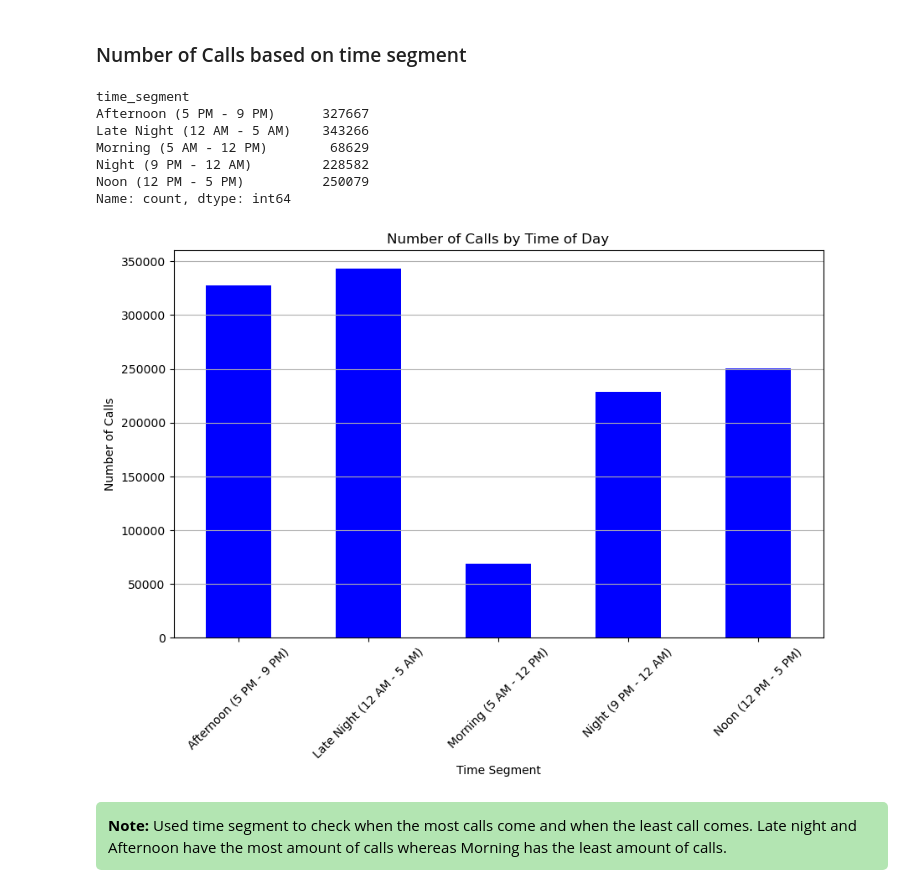
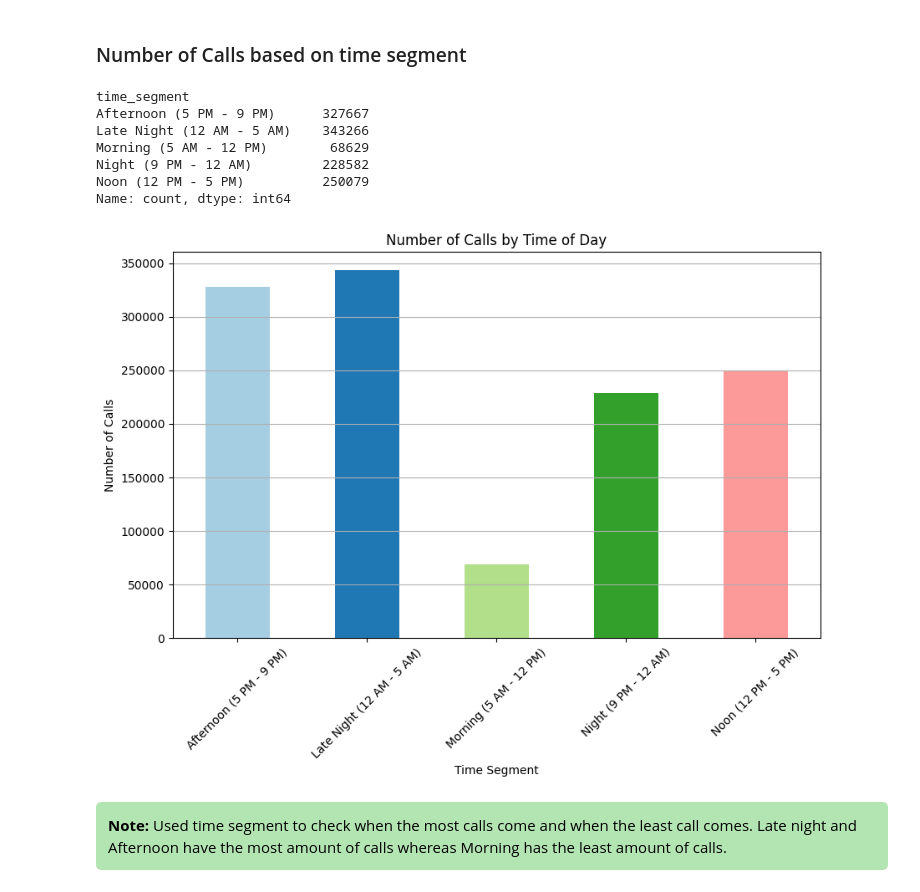
Before and after one commit to iamaber/333-data-analysis, a Jupyter notebook: main.ipynb, the cells around one changed output. Drawn from its saved outputs; the diff is of its cells as text; code cells hidden in the pictures.

```diff
--- a/main.ipynb
+++ b/main.ipynb
@@ -4,7 +4,7 @@ import numpy as np
 import matplotlib.pyplot as plt
 import seaborn as sns
 
-data = pd.read_csv('Data/all_call_stages.csv')
+data = pd.read_csv('/kaggle/input/333-dataset/all_call_stages.csv')
 print(data.head())
 # %% [output]
    id  gender physically_challenged    division  district city  \
@@ -399,35 +399,35 @@ def categorize_time(hour):
         return 'Noon (12 PM - 5 PM)'
     elif 17 <= hour < 21:
         return 'Afternoon (5 PM - 9 PM)'
     elif 21 <= hour < 24:
         return 'Night (9 PM - 12 AM)'
     else:
         return 'Late Night (12 AM - 5 AM)'
 
 # Apply the categorization function
 data['time_segment'] = data['hour'].apply(categorize_time)
 
 # Count the number of calls in each time segment
 calls_by_time_segment = data['time_segment'].value_counts().sort_index()
 print(calls_by_time_segment)
 # Plotting the results
 plt.figure(figsize=(10, 6))
-calls_by_time_segment.plot(kind='bar', color='blue')
+calls_by_time_segment.plot(kind='bar', color=plt.cm.Paired.colors)
 plt.title('Number of Calls by Time of Day')
 plt.xlabel('Time Segment')
 plt.ylabel('Number of Calls')
 plt.xticks(rotation=45)
 plt.grid(axis='y')
 plt.show()
 # %% [output]
 time_segment
 Afternoon (5 PM - 9 PM)      327667
 Late Night (12 AM - 5 AM)    343266
 Morning (5 AM - 12 PM)        68629
 Night (9 PM - 12 AM)         228582
 Noon (12 PM - 5 PM)          250079
 Name: count, dtype: int64
-[figure, old version]
+[figure, new version]
 # %% [markdown]
 <div class="alert alert-block alert-info" style="background-color:#B3E5B2;
                                                  color:black;
```
Also changed, not shown: parts of 9 cells of this notebook.
